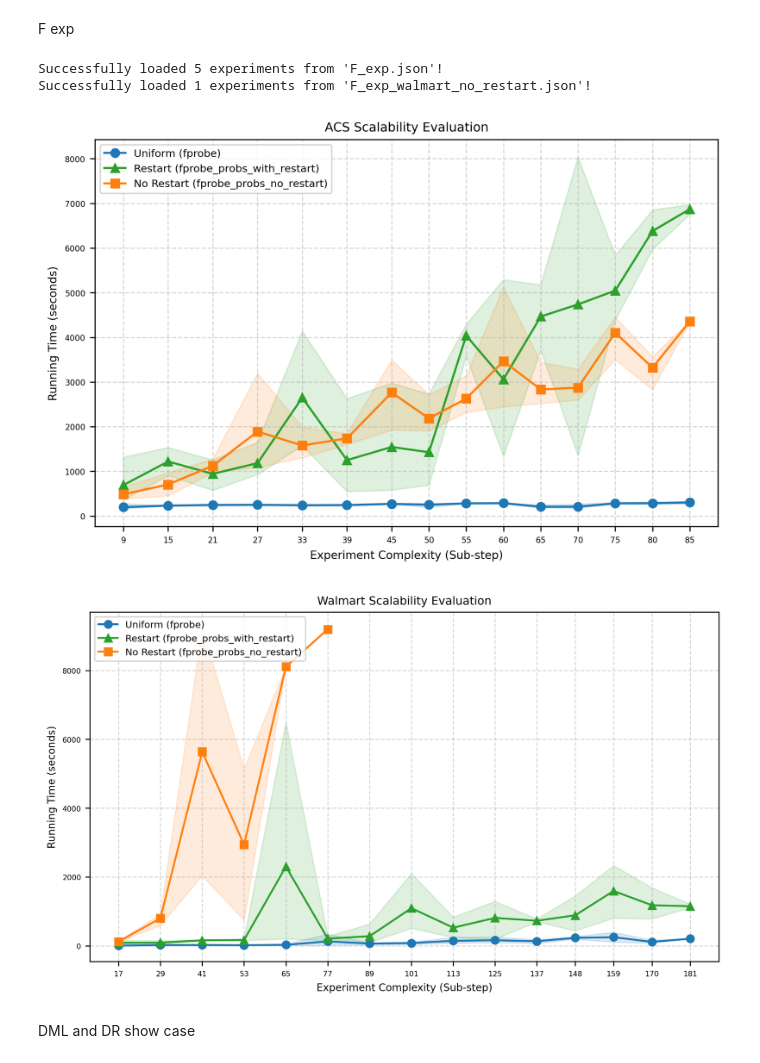
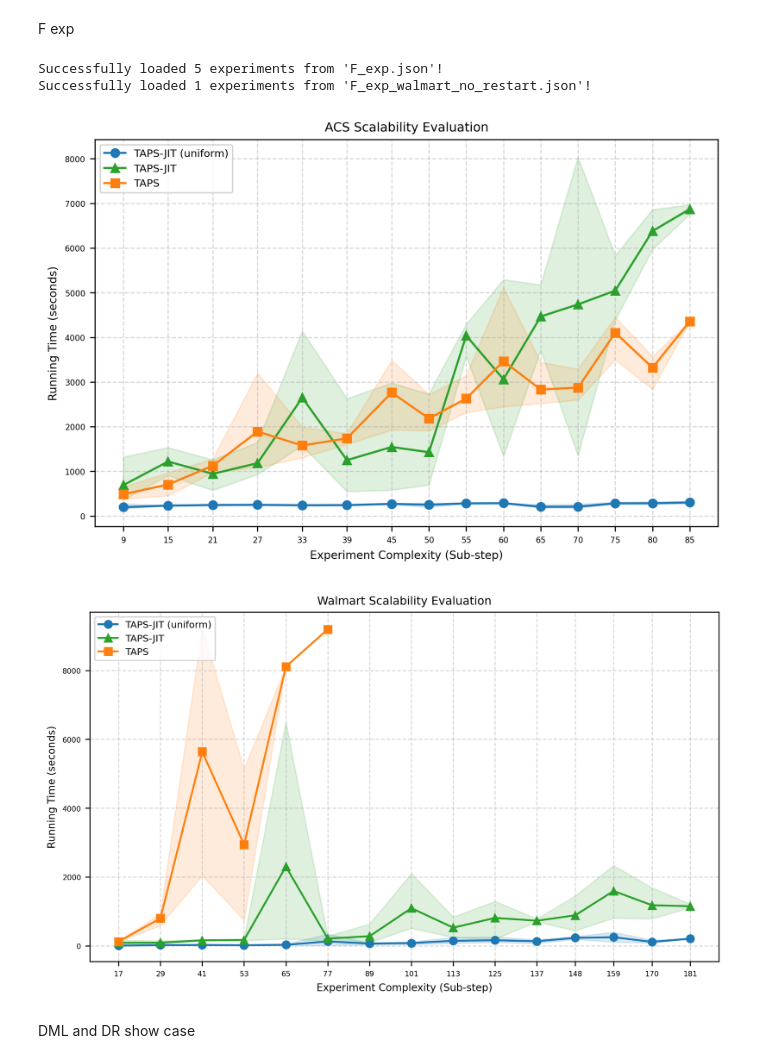
Before and after one commit to danielbarcohen-bot/ATE-shifting, a Jupyter notebook: graphs.ipynb, the cells around one changed output. Saved outputs shown, nothing was run; the diff lists cells and outputs as text; code cells hidden in the pictures.

```diff
--- a/graphs.ipynb
+++ b/graphs.ipynb
@@ -1260,11 +1260,11 @@ fig2, ax2 = plt.subplots(figsize=(doublefig_width, doublefig_height)) # Figure 2
 
 # ----------------- PLOT 1: ACS (EXP 41, 42, 43) -----------------
 # EXP 41 -> Uniform (fprobe)
-plot_mode(ax1, "41", "fprobe", "Uniform (fprobe)", probe_color, probe_marker)
+plot_mode(ax1, "41", "fprobe", uniform, probe_color, probe_marker)
 # EXP 42 -> Restart
-plot_mode(ax1, "42", "fprobe_probs_with_restart", "Restart (fprobe_probs_with_restart)", probe_probs_with_restart_color, probe_probs_with_restart_marker)
+plot_mode(ax1, "42", "fprobe_probs_with_restart", probe, probe_probs_with_restart_color, probe_probs_with_restart_marker)
 # EXP 43 -> No Restart
-plot_mode(ax1, "43", "fprobe_probs_no_restart", "No Restart (fprobe_probs_no_restart)", probe_probs_no_restart_color, probe_probs_no_restart_marker)
+plot_mode(ax1, "43", "fprobe_probs_no_restart", taps, probe_probs_no_restart_color, probe_probs_no_restart_marker)
 
 ax1.set_title("ACS Scalability Evaluation")
 ax1.set_xlabel("Experiment Complexity (Sub-step)")
@@ -1274,38 +1274,38 @@ ax1.set_ylabel("Running Time (seconds)")
 ax1.set_xticks(acs_xs)
 
 ax1.grid(True, linestyle='--', alpha=0.5)
 ax1.legend(loc='upper left', frameon=True)
 
 # ----------------- PLOT 2: WALMART (EXP 44, 45) -----------------
 # EXP 44 -> Uniform (fprobe)
-plot_mode(ax2, "44", "fprobe", "Uniform (fprobe)", probe_color, probe_marker)
+plot_mode(ax2, "44", "fprobe", uniform, probe_color, probe_marker)
 # EXP 45 -> Has both Restart and No Restart modes stored inside it
-plot_mode(ax2, "45", "fprobe_probs_with_restart", "Restart (fprobe_probs_with_restart)", probe_probs_with_restart_color, probe_probs_with_restart_marker)
-plot_mode(ax2, "45", "fprobe_probs_no_restart", "No Restart (fprobe_probs_no_restart)", probe_probs_no_restart_color, probe_probs_no_restart_marker)
+plot_mode(ax2, "45", "fprobe_probs_with_restart", probe, probe_probs_with_restart_color, probe_probs_with_restart_marker)
+plot_mode(ax2, "45", "fprobe_probs_no_restart", taps, probe_probs_no_restart_color, probe_probs_no_restart_marker)
 
 ax2.set_title("Walmart Scalability Evaluation")
 ax2.set_xlabel("Experiment Complexity (Sub-step)")
 ax2.set_ylabel("Running Time (seconds)")
 
 # Ticks are placed and labeled with your exact math results (e.g., 17, 29, 41 ... 181)
 ax2.set_xticks(walmart_xs)
 
 ax2.grid(True, linestyle='--', alpha=0.5)
 ax2.legend(loc='upper left', frameon=True)
 
 # =================================================================
 # 5. Save & Render
 # =================================================================
 plt.tight_layout()
 fig1.savefig('acs_scalability.pdf', bbox_inches="tight", dpi=600)
 fig2.savefig('walmart_scalability.pdf', bbox_inches='tight', dpi=600)
 
 plt.show()
 # %% [output]
 Successfully loaded 5 experiments from 'F_exp.json'!
 Successfully loaded 1 experiments from 'F_exp_walmart_no_restart.json'!
-[figure, old version]
+[figure, new version]
-[figure, old version]
+[figure, new version]
 # %% [markdown]
 DML and DR show case
 # %%
```
